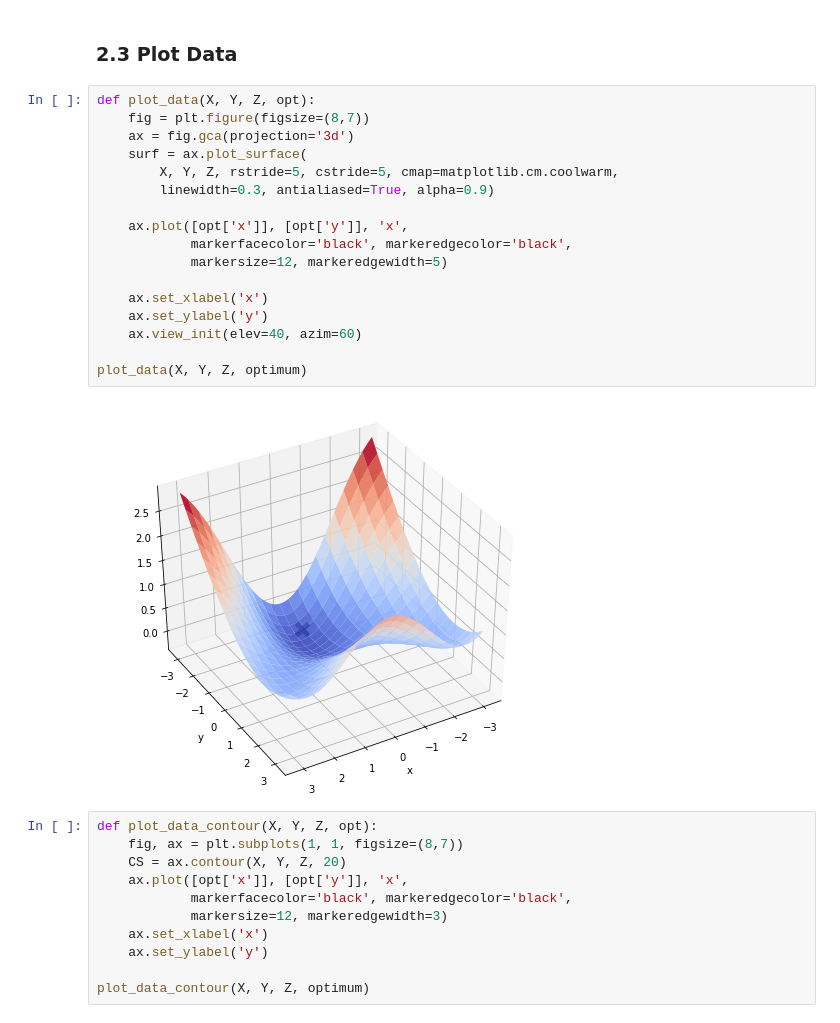
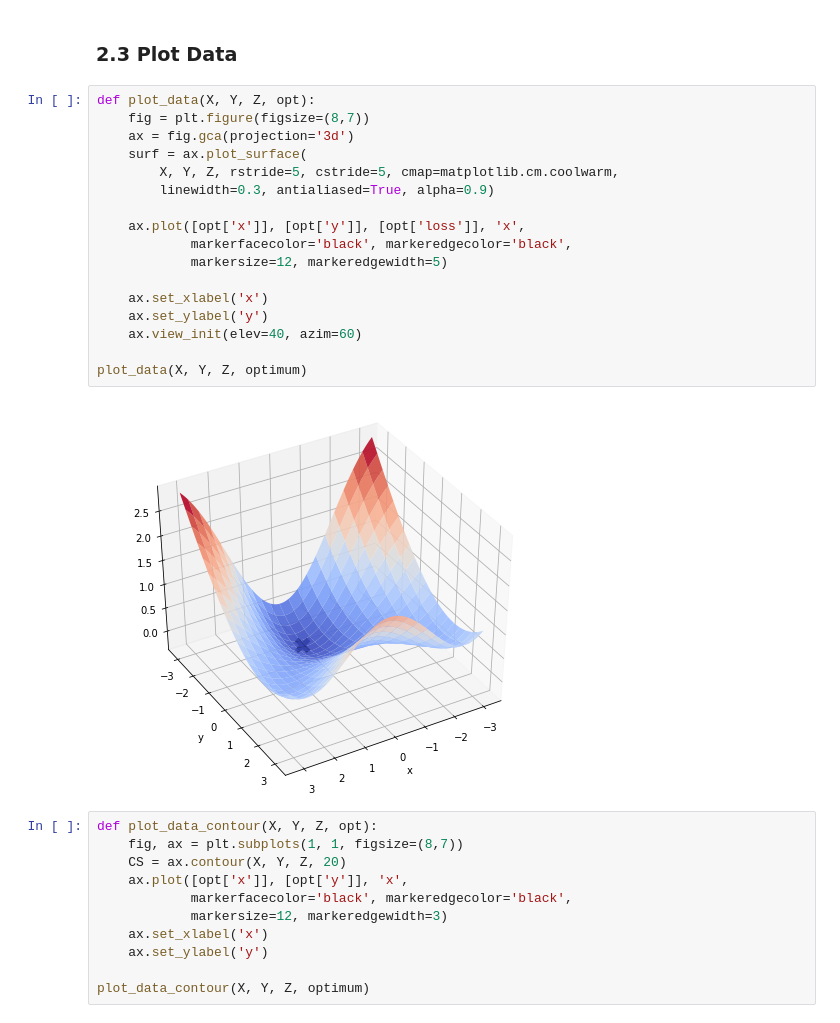
Before and after one commit to nathanielng/python-snippets, a Jupyter notebook: machine-learning/hyperparameter_opt.ipynb, the cells around one changed output. Saved outputs shown, nothing was run; the diff lists cells and outputs as text.

```diff
--- a/machine-learning/hyperparameter_opt.ipynb
+++ b/machine-learning/hyperparameter_opt.ipynb
@@ -95,22 +95,22 @@ optimum = df.loc[idx, :]
 # %%
 def plot_data(X, Y, Z, opt):
     fig = plt.figure(figsize=(8,7))
     ax = fig.gca(projection='3d')
     surf = ax.plot_surface(
         X, Y, Z, rstride=5, cstride=5, cmap=matplotlib.cm.coolwarm,
         linewidth=0.3, antialiased=True, alpha=0.9)
 
-    ax.plot([opt['x']], [opt['y']], 'x',
+    ax.plot([opt['x']], [opt['y']], [opt['loss']], 'x',
             markerfacecolor='black', markeredgecolor='black',
             markersize=12, markeredgewidth=5)
 
     ax.set_xlabel('x')
     ax.set_ylabel('y')
     ax.view_init(elev=40, azim=60)
 
 plot_data(X, Y, Z, optimum)
 # %% [output]
-[figure, old version]
+[figure, new version]
 # %%
 def plot_data_contour(X, Y, Z, opt):
     fig, ax = plt.subplots(1, 1, figsize=(8,7))
```
Also changed, not shown: parts of 1 cell of this notebook, 2 other files.
